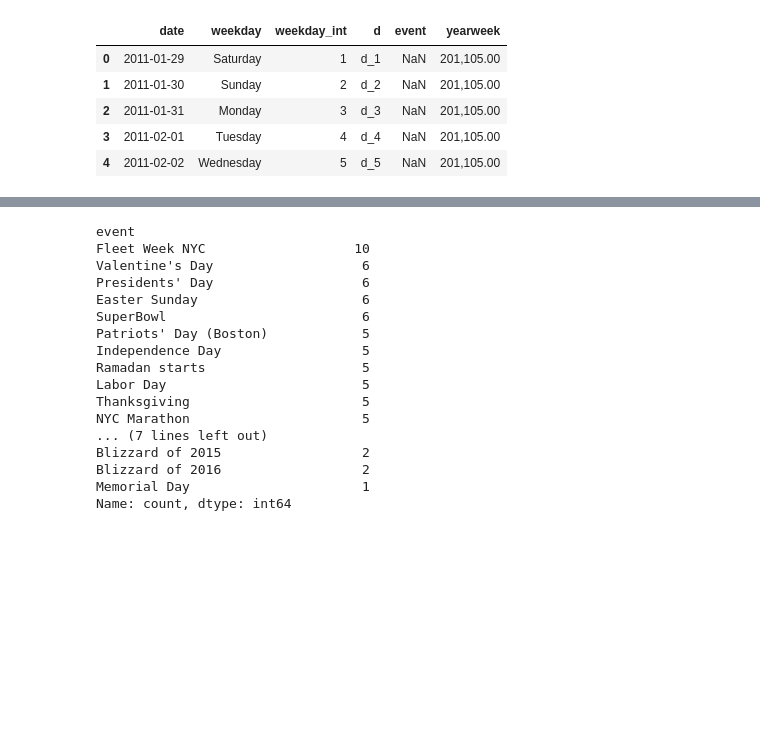
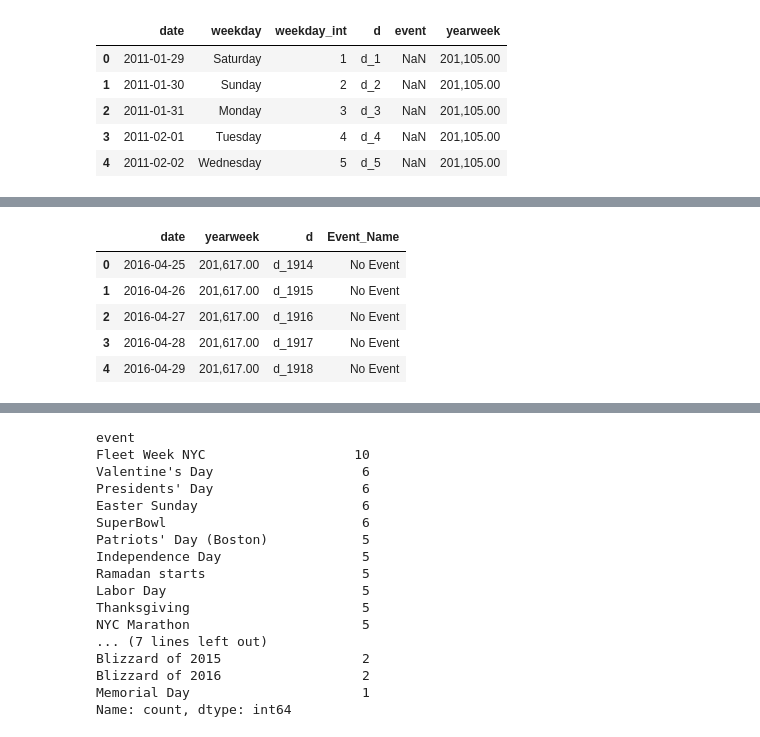
Before and after one commit to asansal/DS_market_Capstone, a Jupyter notebook: first_steps_dsmarket.ipynb, the cells around one changed output, grey strips where cells are left out. Saved outputs shown, nothing was run; the diff lists cells and outputs as text; code cells hidden in the pictures; blank space fills up the shorter version.

```diff
--- a/first_steps_dsmarket.ipynb
+++ b/first_steps_dsmarket.ipynb
@@ -792,0 +814,19 @@ pd_calendar.head()
+# %%
+def weekyearnum(dt):
+    return dt.strftime("%Y%W")
+
+def myweeyearknum(dt):
+    offsetdt = dt + timedelta(days=+2)
+    return weekyearnum(offsetdt)
+
+df_calendar_ampliado['yearweek'] = df_calendar_ampliado['date'].apply(lambda x: myweeyearknum(x)).astype(float)
+# %%
+last_d_val = pd_calendar['d'].iloc[-1]
+# %%
+last_num = int(last_d_val.split('_')[1])
+
+df_calendar_ampliado['d'] = range(last_num + 1, last_num + 1 + len(df_new))
+
+df_calendar_ampliado['d'] = df_calendar_ampliado['d'].apply(lambda x: 'd_' + str(x))
+
+df_calendar_ampliado.tail()
@@ -858,3 +905,24 @@ pd_calendar['Event_Name'] = pd_calendar['Event_Name'].fillna('No Event')
 #for event, dates in event_dates.items():
 #    for date in dates:
 #        pd_calendar.loc[pd_calendar['date'] == pd.to_datetime(date), 'event'] = event
+# %%
+#Lo mismo para el ampliado
+
+df_calendar_ampliado['date'] = pd.to_datetime(df_calendar_ampliado['date'])
+
+df_calendar_ampliado.set_index('date', drop=False, inplace=True)
+
+df_calendar_ampliado['Event_Name'] = df_calendar_ampliado.index.map(date_to_event)
+
+df_calendar_ampliado['Event_Name'] = df_calendar_ampliado['Event_Name'].fillna('No Event')
+
+df_calendar_ampliado.reset_index(drop=True, inplace=True)
+# %%
+df_calendar_ampliado.head()
+# %% [output]
+|  | date | yearweek | d | Event_Name |
+| 0 | 2016-04-25 | 201,617.00 | d_1914 | No Event |
+| 1 | 2016-04-26 | 201,617.00 | d_1915 | No Event |
+| 2 | 2016-04-27 | 201,617.00 | d_1916 | No Event |
+| 3 | 2016-04-28 | 201,617.00 | d_1917 | No Event |
+| 4 | 2016-04-29 | 201,617.00 | d_1918 | No Event |
```
Also changed, not shown: parts of 12 cells of this notebook, 1 other file.
